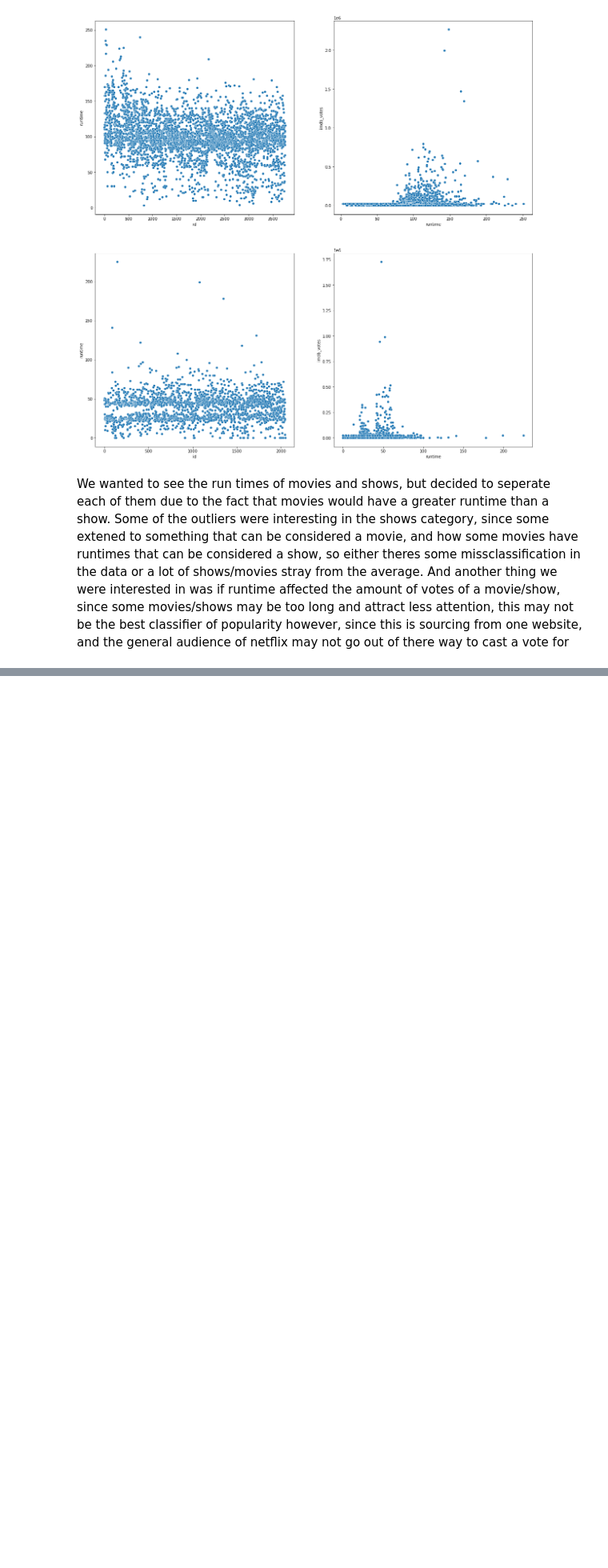
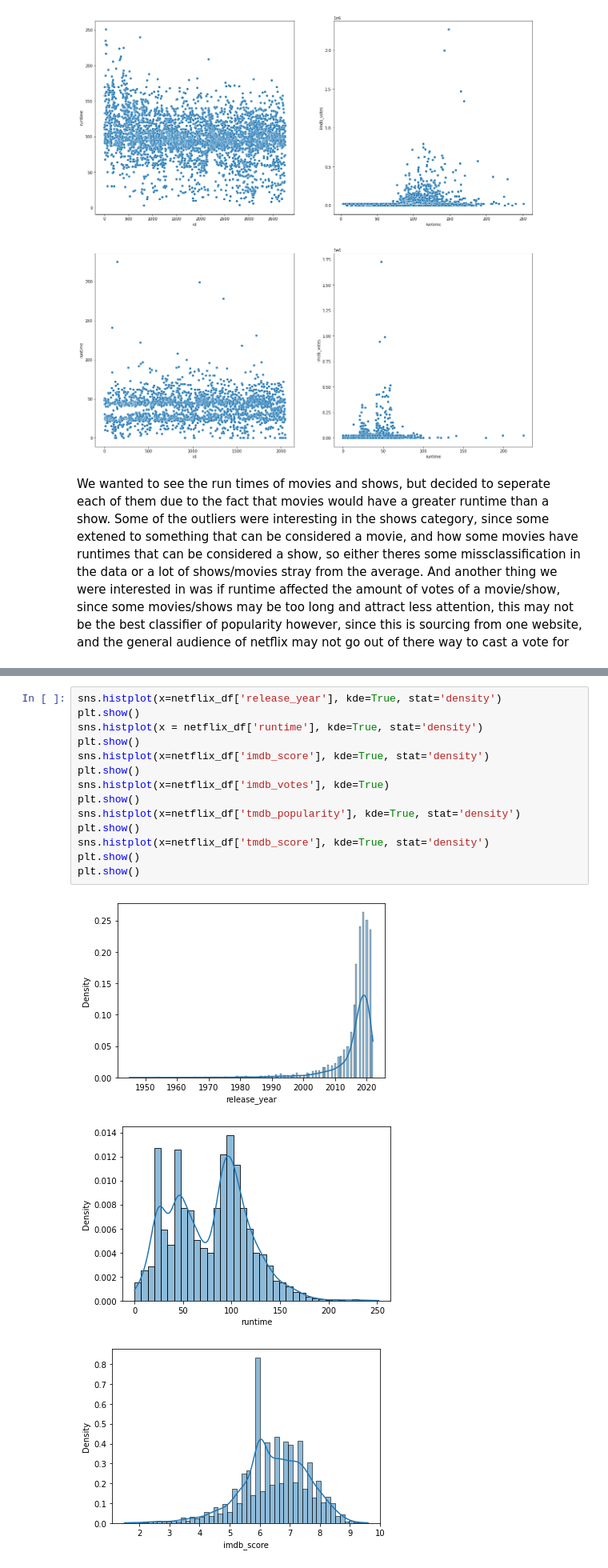
Before and after one commit to akrepel/DS1-GroupProject, a Jupyter notebook: DS1P.ipynb, the cells around one changed output, grey strips where cells are left out. Shown at 80% size. Drawn from its saved outputs; the diff is of its cells as text; blank space fills up the shorter version.

```diff
--- a/DS1P.ipynb
+++ b/DS1P.ipynb
@@ -379,0 +394,18 @@ We wanted to see the run times of movies and shows, but decided to seperate each
+# %%
+sns.histplot(x=netflix_df['release_year'], kde=True, stat='density')
+plt.show()
+sns.histplot(x = netflix_df['runtime'], kde=True, stat='density')
+plt.show()
+sns.histplot(x=netflix_df['imdb_score'], kde=True, stat='density')
+plt.show()
+sns.histplot(x=netflix_df['imdb_votes'], kde=True)
+plt.show()
+sns.histplot(x=netflix_df['tmdb_popularity'], kde=True, stat='density')
+plt.show()
+sns.histplot(x=netflix_df['tmdb_score'], kde=True, stat='density')
+plt.show()
+plt.show()
+# %% [output]
+[figure, added]
+[figure, added]
+[figure, added]
```
Also changed, not shown: parts of 4 cells of this notebook.
